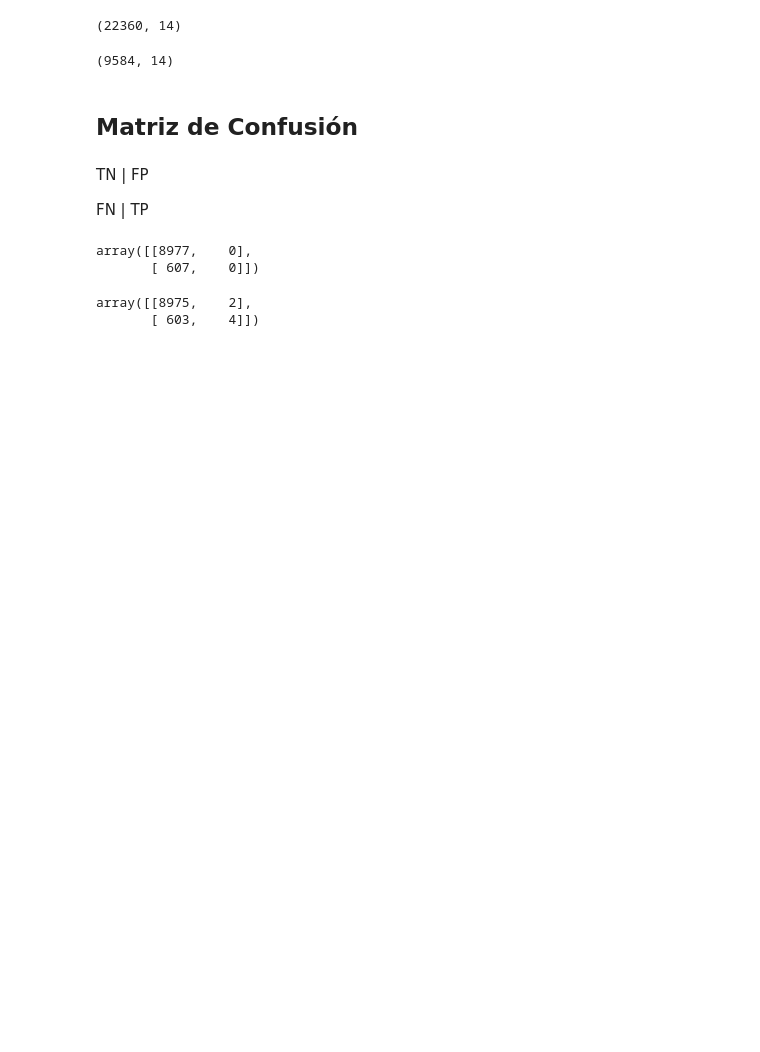
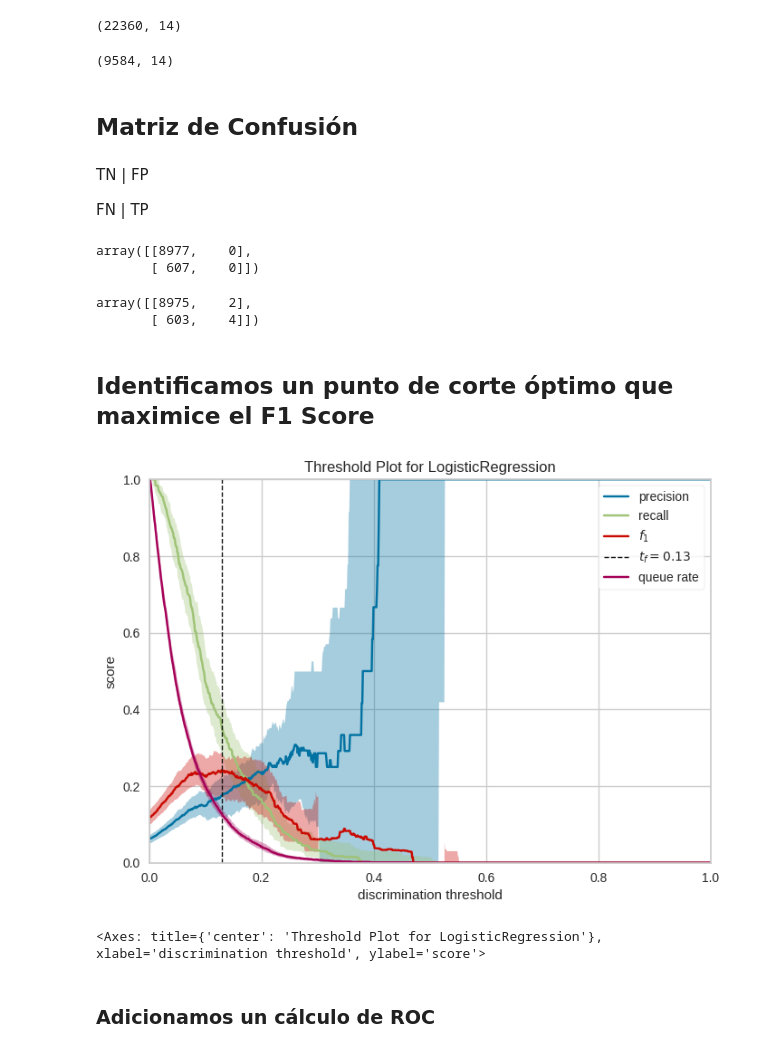
Before and after one commit to jpantojaj/CreditScoring, a Jupyter notebook: Sesión_6_17_Desarrollo_Modelo.ipynb, the cells around one changed output. Cells and saved outputs as stored; diff of their text form; code cells hidden in the pictures; blank space fills up the shorter version.

```diff
--- a/Sesión_6_17_Desarrollo_Modelo.ipynb
+++ b/Sesión_6_17_Desarrollo_Modelo.ipynb
@@ -2174,3 +2174,5 @@ confusion_matrix(y_test, logit_mix.predict(pd.concat([X_test_woe_enc,X_test_woe_
 # %% [output]
 array([[8975,    2],
        [ 603,    4]])
+# %% [markdown]
+## Identificamos un punto de corte óptimo que maximice el F1 Score
@@ -2176,0 +2183,10 @@ array([[8975,    2],
+# %%
+visualizer = DiscriminationThreshold(logit_mix, is_fitted=True, random_state=0, argmax='fscore')#fbeta=3
+visualizer.fit(X_test_woe_enc_tot, y_test)
+visualizer.score(X_test_woe_enc_tot, y_test)
+visualizer.show()
+# %% [output]
+[figure, added]
+<Axes: title={'center': 'Threshold Plot for LogisticRegression'}, xlabel='discrimination threshold', ylabel='score'>
+# %% [markdown]
+### Adicionamos un cálculo de ROC
```
Also changed, not shown: parts of 28 cells of this notebook.
